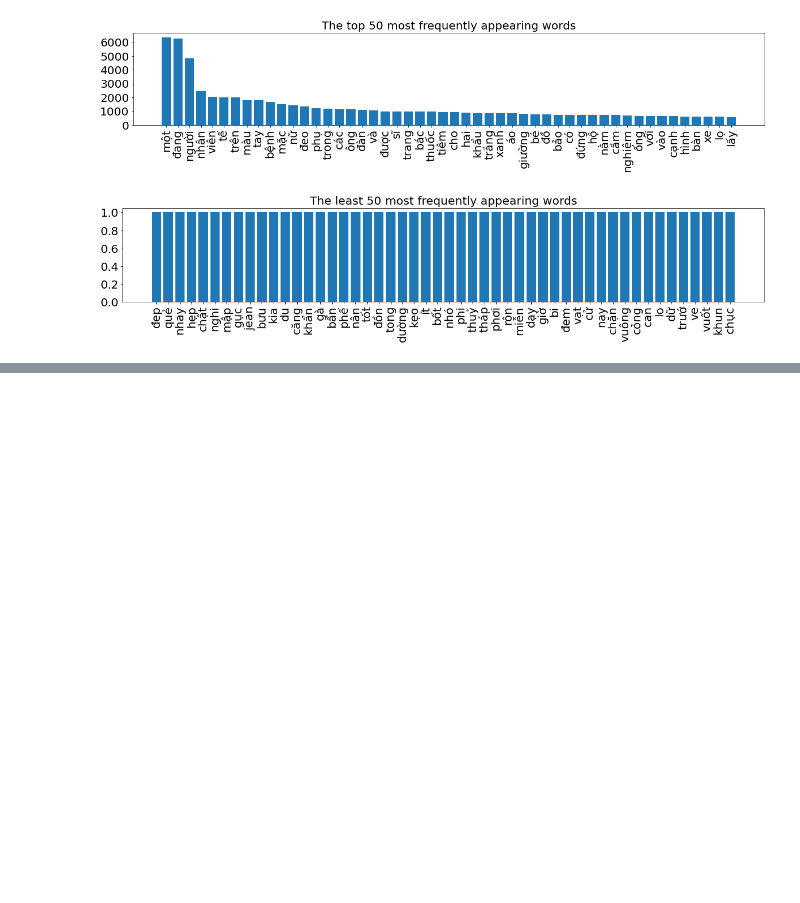
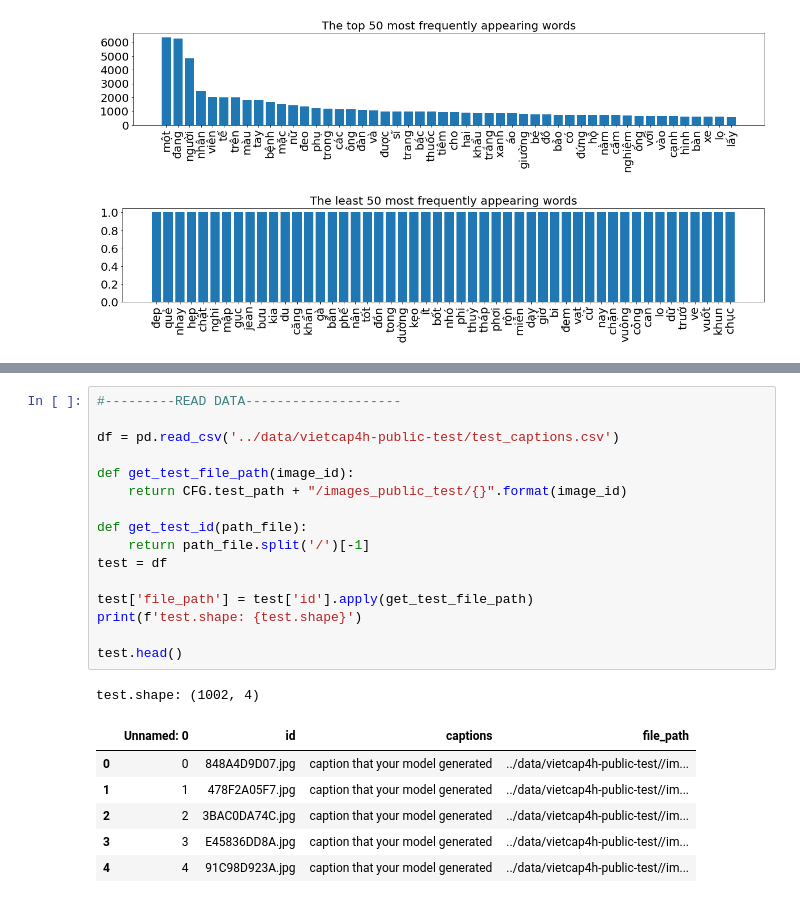
Before and after one commit to ngthanhtin/VLSP_ImageCaptioning, a Jupyter notebook: eda.ipynb, the cells around one changed output, grey strips where cells are left out. Saved outputs shown, nothing was run; the diff lists cells and outputs as text; blank space fills up the shorter version.

```diff
--- a/eda.ipynb
+++ b/eda.ipynb
@@ -179,0 +191,24 @@ Vocabulary Size: 1619
+# %%
+#---------READ DATA--------------------
+
+df = pd.read_csv('../data/vietcap4h-public-test/test_captions.csv')
+
+def get_test_file_path(image_id):
+    return CFG.test_path + "/images_public_test/{}".format(image_id)
+
+def get_test_id(path_file):
+    return path_file.split('/')[-1]
+test = df
+
+test['file_path'] = test['id'].apply(get_test_file_path)
+print(f'test.shape: {test.shape}')
+
+test.head()
+# %% [output]
+test.shape: (1002, 4)
+|  | Unnamed: 0 | id | captions | file_path |
+| 0 | 0 | 848A4D9D07.jpg | caption that your model generated | ../data/vietcap4h-public-test//im... |
+| 1 | 1 | 478F2A05F7.jpg | caption that your model generated | ../data/vietcap4h-public-test//im... |
+| 2 | 2 | 3BAC0DA74C.jpg | caption that your model generated | ../data/vietcap4h-public-test//im... |
+| 3 | 3 | E45836DD8A.jpg | caption that your model generated | ../data/vietcap4h-public-test//im... |
+| 4 | 4 | 91C98D923A.jpg | caption that your model generated | ../data/vietcap4h-public-test//im... |
```
Also changed, not shown: parts of 4 cells of this notebook, 1 other file.
